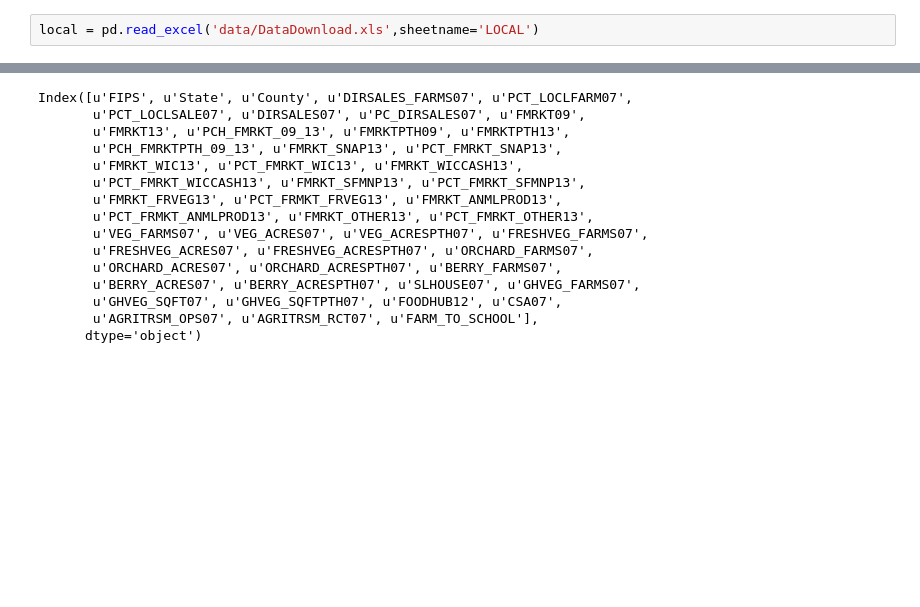
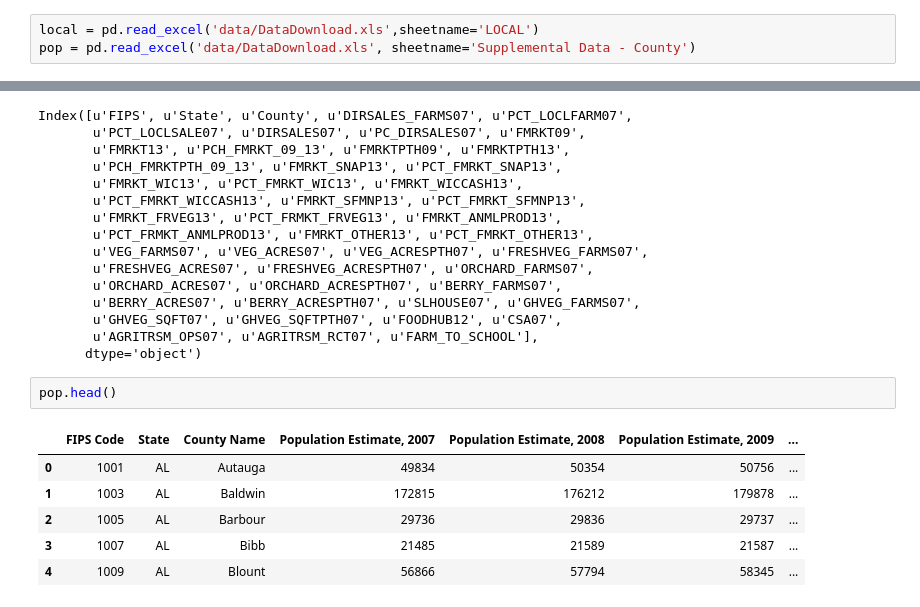
Before and after one commit to afcarl/LocalFood, a Jupyter notebook: data_processing.ipynb, the cells around one changed output, grey strips where cells are left out. Drawn from its saved outputs; the diff is of its cells as text; blank space fills up the shorter version.

```diff
--- a/data_processing.ipynb
+++ b/data_processing.ipynb
@@ -20,6 +25,7 @@ import pandas as pd
 ## Data Exploration
 # %%
 local = pd.read_excel('data/DataDownload.xls',sheetname='LOCAL')
+pop = pd.read_excel('data/DataDownload.xls', sheetname='Supplemental Data - County')
 # %%
 local.head()
 # %% [output]
@@ -48,3 +54,12 @@ Index([u'FIPS', u'State', u'County', u'DIRSALES_FARMS07', u'PCT_LOCLFARM07',
        u'GHVEG_SQFT07', u'GHVEG_SQFTPTH07', u'FOODHUB12', u'CSA07',
        u'AGRITRSM_OPS07', u'AGRITRSM_RCT07', u'FARM_TO_SCHOOL'],
       dtype='object')
+# %%
+pop.head()
+# %% [output]
+|  | FIPS Code | State | County Name | Population Estimate, 2007 | Population Estimate, 2008 | Population Estimate, 2009 | ... |
+| 0 | 1001 | AL | Autauga | 49834 | 50354 | 50756 | ... |
+| 1 | 1003 | AL | Baldwin | 172815 | 176212 | 179878 | ... |
+| 2 | 1005 | AL | Barbour | 29736 | 29836 | 29737 | ... |
+| 3 | 1007 | AL | Bibb | 21485 | 21589 | 21587 | ... |
+| 4 | 1009 | AL | Blount | 56866 | 57794 | 58345 | ... |
```
Also changed, not shown: parts of 23 cells of this notebook, 1 other file.
